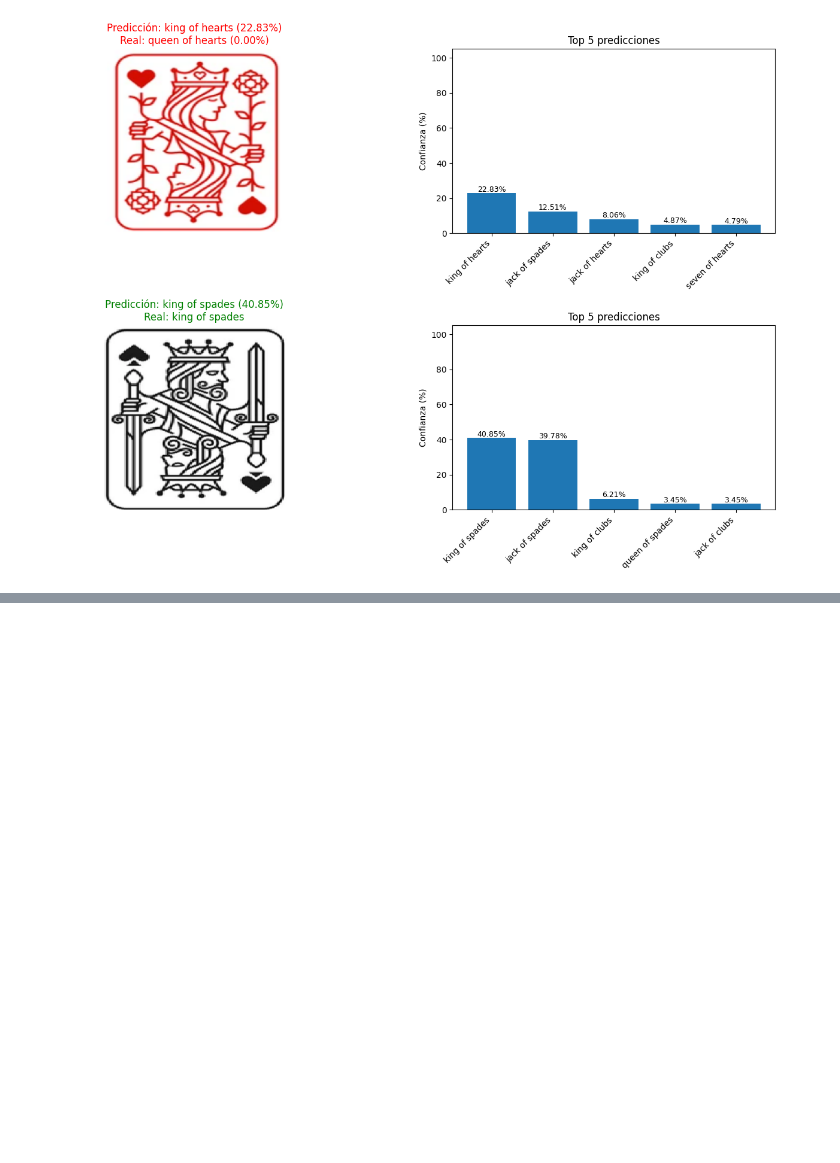
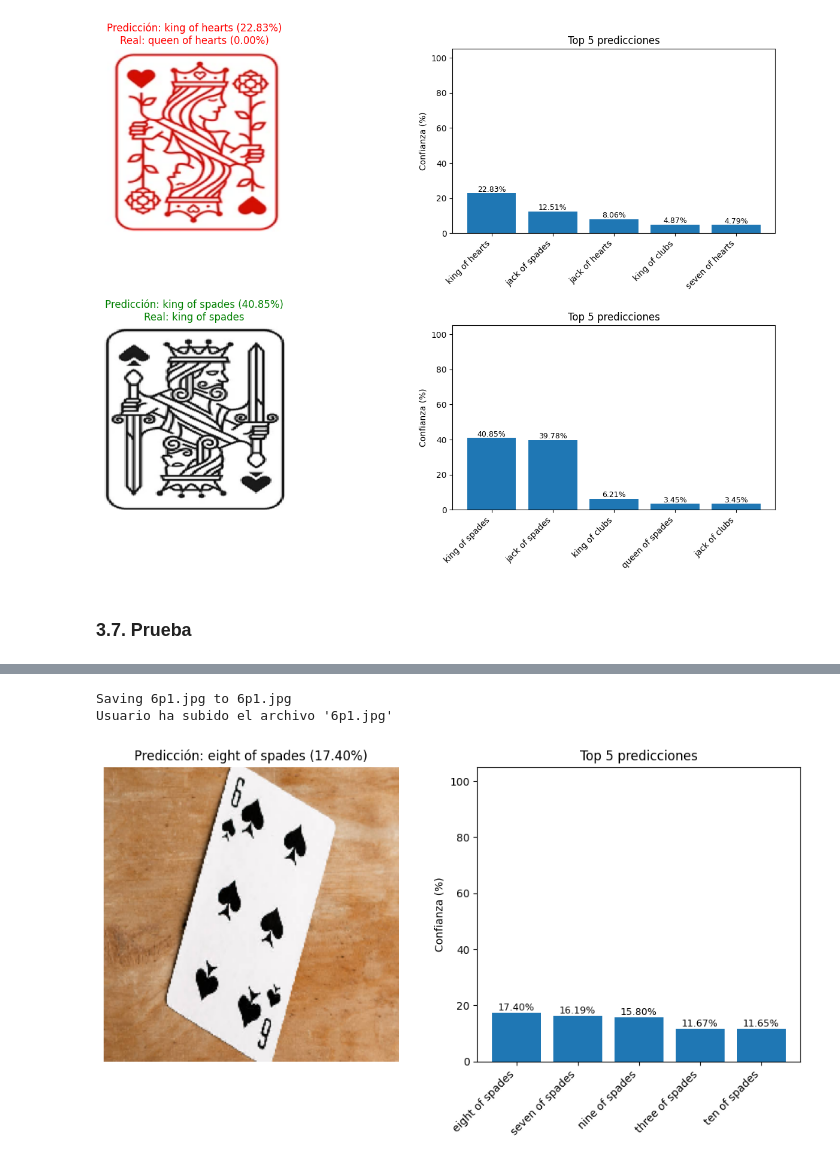
Before and after one commit to chimalii/DeepLearningProject_Advanced_AI, a Jupyter notebook: Interfaz.ipynb, the cells around one changed output, grey strips where cells are left out. Cells and saved outputs as stored; diff of their text form; code cells hidden in the pictures; blank space fills up the shorter version.

```diff
--- a/Interfaz.ipynb
+++ b/Interfaz.ipynb
@@ -14,7 +14,7 @@ Mounted at /content/drive
 # %% [markdown]
 ## **1. Cargar modelo y datos de clases**
 # %%
-PROJECT_PATH = "/content/drive/MyDrive/Colab Notebooks/AI/DeepLearning/"
+PROJECT_PATH = "/content/drive/MyDrive/DeepLearning/"
 IMG_SIZE = (224, 224)
 img_path = (PROJECT_PATH + "")
 
@@ -255,3 +255,18 @@ actual_classes_6 = ["queen of hearts",
 predecir_varias(img_path_6, actual_classes_6)
 # %% [output]
 [figure]
+# %% [markdown]
+### **3.7. Prueba**
+# %%
+from google.colab import files
+
+def upload_and_predict():
+    uploaded = files.upload()
+
+    for fn in uploaded.keys():
+        print(f"Usuario ha subido el archivo \'{fn}\'")
+        img_path = fn
+        predecir_imagen_consola(img_path)
+
+upload_and_predict()
+# %% [output]
@@ -257,0 +274,3 @@ predecir_varias(img_path_6, actual_classes_6)
+Saving 6p1.jpg to 6p1.jpg
+Usuario ha subido el archivo '6p1.jpg'
+[figure, added]
```
Also changed, not shown: parts of 1 cell of this notebook.
